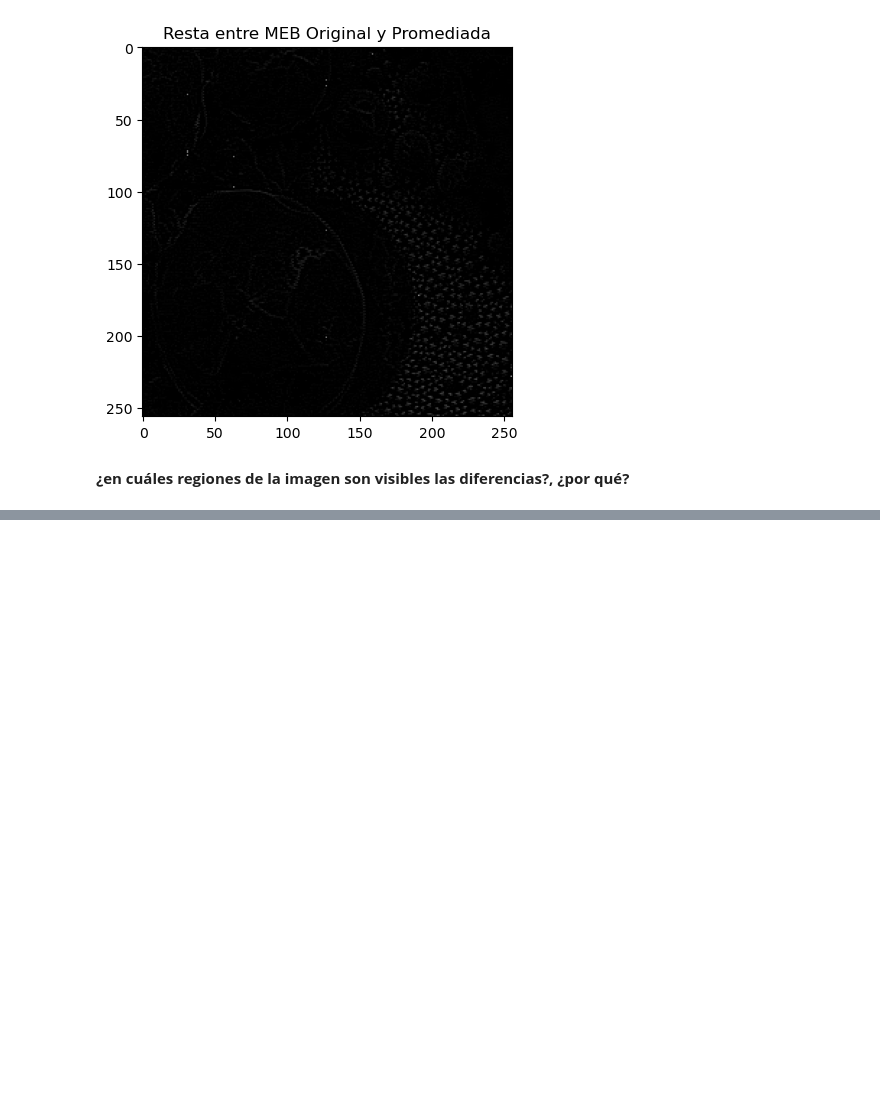
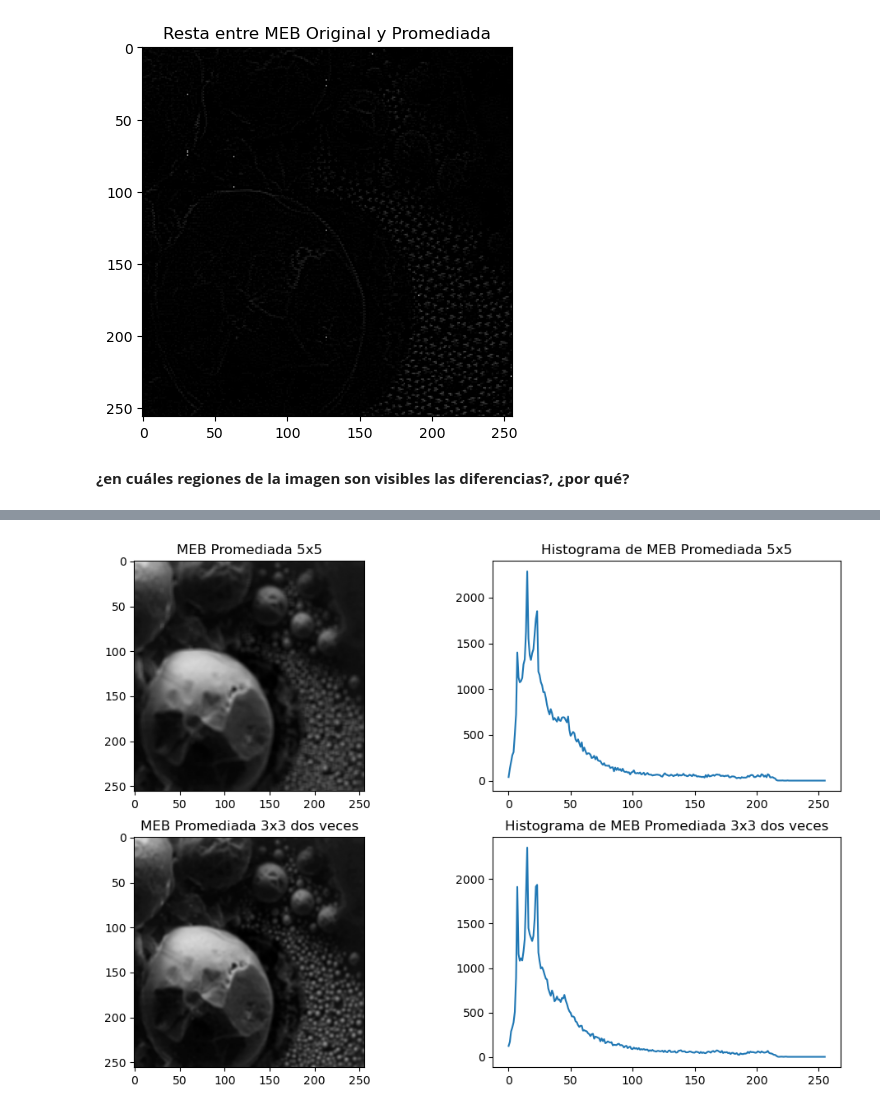
Before and after one commit to ImagenesYVision/Taller5, a Jupyter notebook: Taller5.ipynb, the cells around one changed output, grey strips where cells are left out. Cells and saved outputs as stored; diff of their text form; code cells hidden in the pictures; blank space fills up the shorter version.

```diff
--- a/Taller5.ipynb
+++ b/Taller5.ipynb
@@ -65,0 +107,25 @@ plt.show()
+# %%
+# Promedio con 5x5
+meb_avg_5 = mean(meb, footprint_rectangle((5,5)))
+meb_avg_5_hist = cv2.calcHist([meb_avg_5], [0], None, [256], [0, 256])
+
+# Promedio con 3x3 aplicado dos veces
+meb_avg_3_1 = mean(meb, footprint_rectangle((3,3)))
+meb_avg_3_2 = mean(meb_avg_3_1, footprint_rectangle((3,3)))
+meb_avg_3_2_hist = cv2.calcHist([meb_avg_3_2], [0], None, [256], [0, 256])
+
+# Visualización de los resultados
+fig, ax = plt.subplots(2,2, figsize=(12, 8))
+
+ax[0,0].imshow(meb_avg_5, cmap='gray', vmin=0, vmax=255)
+ax[0,0].set_title('MEB Promediada 5x5')
+ax[0,1].plot(meb_avg_5_hist)
+ax[0,1].set_title('Histograma de MEB Promediada 5x5')
+
+ax[1,0].imshow(meb_avg_3_2, cmap='gray', vmin=0, vmax=255)
+ax[1,0].set_title('MEB Promediada 3x3 dos veces')
+ax[1,1].plot(meb_avg_3_2_hist)
+ax[1,1].set_title('Histograma de MEB Promediada 3x3 dos veces')
+plt.show()
+# %% [output]
+[figure, added]
```
Also changed, not shown: parts of 8 cells of this notebook.
